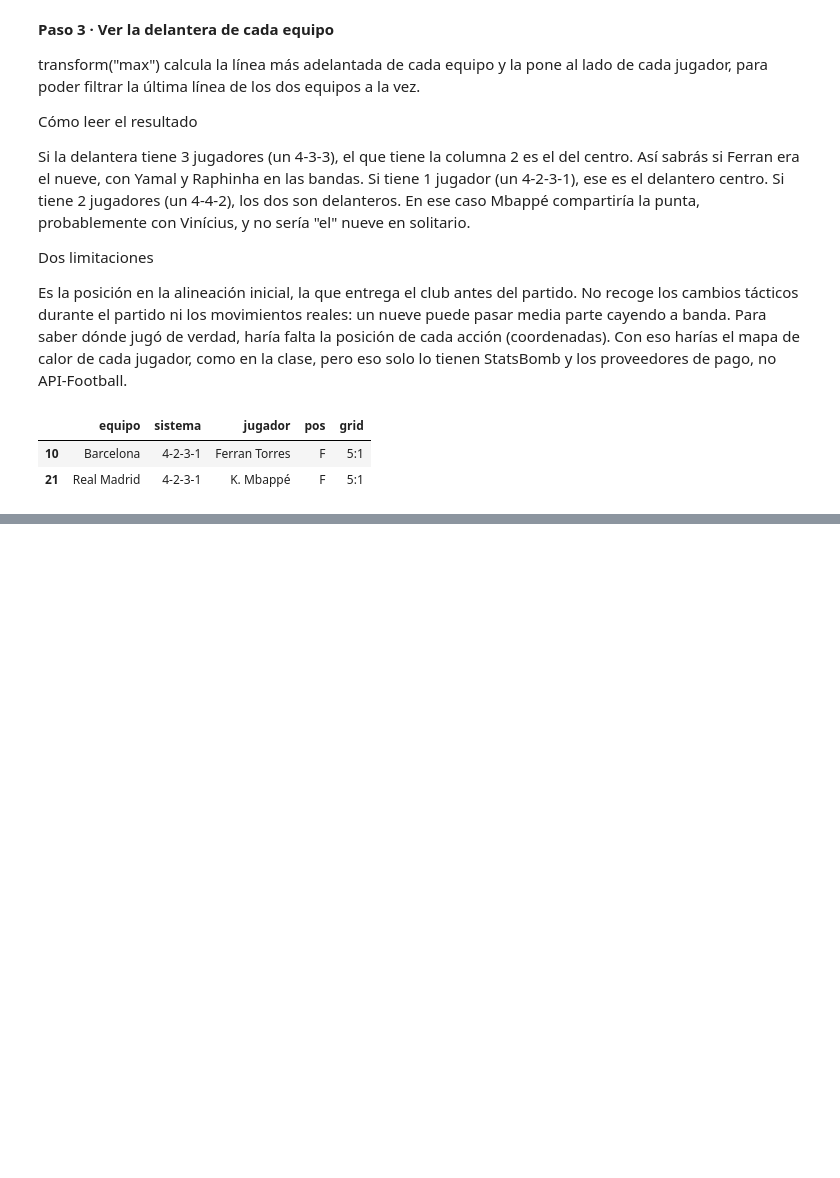
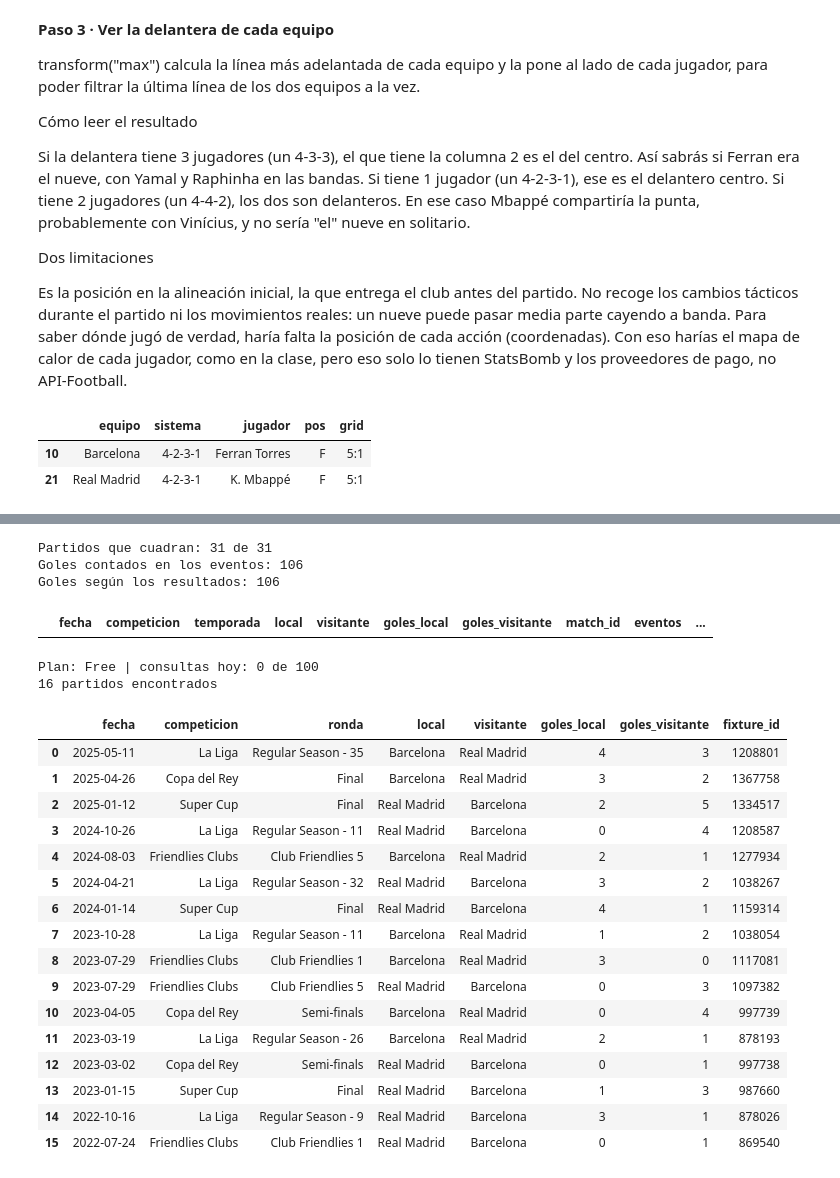
Before and after one commit to Clasico-Insights/historico-clasicos, a Jupyter notebook: Pruebas_API_football_Statsbomb_pruebas.ipynb, the cells around one changed output, grey strips where cells are left out. Saved outputs shown, nothing was run; the diff lists cells and outputs as text; code cells hidden in the pictures; blank space fills up the shorter version.

```diff
--- a/Pruebas_API_football_Statsbomb_pruebas.ipynb
+++ b/Pruebas_API_football_Statsbomb_pruebas.ipynb
@@ -433,0 +524,73 @@ titulares[titulares["linea"] == ultima][["equipo", "sistema", "jugador", "pos",
+# %%
+# Un gol es un tiro con resultado "Goal" o un evento "Own Goal For" (gol en propia, se apunta al equipo que se beneficia)
+goles = eventos[((eventos['type'] == 'Shot') & (eventos['shot_outcome'] == 'Goal'))
+                | (eventos['type'] == 'Own Goal For')]
+
+def contar(match_id, equipo):
+    return int(((goles['match_id'] == match_id) & (goles['team'] == equipo)).sum())
+
+inv['gl_eventos'] = [contar(m, e) for m, e in zip(inv['match_id'], inv['local'])]
+inv['gv_eventos'] = [contar(m, e) for m, e in zip(inv['match_id'], inv['visitante'])]
+inv['cuadra'] = (inv['gl_eventos'] == inv['goles_local']) & (inv['gv_eventos'] == inv['goles_visitante'])
+
+print('Partidos que cuadran:', inv['cuadra'].sum(), 'de', len(inv))
+print('Goles contados en los eventos:', len(goles))
+print('Goles según los resultados:', (inv['goles_local'] + inv['goles_visitante']).sum())
+inv[~inv['cuadra']]   # partidos que NO cuadran (debería salir vacío)
+# %% [output]
+Partidos que cuadran: 31 de 31
+Goles contados en los eventos: 106
+Goles según los resultados: 106
+|  | fecha | competicion | temporada | local | visitante | goles_local | goles_visitante | match_id | eventos | ... |
+# %%
+import requests, json
+from google.colab import userdata
+
+API_KEY = userdata.get('API_FOOTBALL_KEY').strip()
+URL = 'https://v3.football.api-sports.io'
+H = {'x-apisports-key': API_KEY}
+
+# 1) Estado de la cuenta
+s = requests.get(f'{URL}/status', headers=H).json()['response']
+print('Plan:', s['subscription']['plan'], '| consultas hoy:', s['requests']['current'], 'de', s['requests']['limit_day'])
+
+# 2) Barça (529) - Real Madrid (541), temporada a temporada
+CARPETA_AF = f'{BASE}/datos/api_football'
+filas = []
+for temporada in [2022, 2023, 2024]:
+    d = requests.get(f'{URL}/fixtures/headtohead', headers=H,
+                     params={'h2h': '529-541', 'season': temporada}).json()
+    with open(f'{CARPETA_AF}/h2h_{temporada}.json', 'w') as f:   # guardamos la respuesta tal cual
+        json.dump(d, f)
+    if d['errors']:
+        print(temporada, '-> ERROR:', d['errors'])
+        continue
+    for x in d['response']:
+        filas.append({'fecha': x['fixture']['date'][:10], 'competicion': x['league']['name'],
+                      'ronda': x['league']['round'], 'local': x['teams']['home']['name'],
+                      'visitante': x['teams']['away']['name'], 'goles_local': x['goals']['home'],
+                      'goles_visitante': x['goals']['away'], 'fixture_id': x['fixture']['id']})
+
+inv_af = pd.DataFrame(filas).sort_values('fecha', ascending=False).reset_index(drop=True)
+print(len(inv_af), 'partidos encontrados')
+inv_af
+# %% [output]
+Plan: Free | consultas hoy: 0 de 100
+16 partidos encontrados
+|  | fecha | competicion | ronda | local | visitante | goles_local | goles_visitante | fixture_id |
+| 0 | 2025-05-11 | La Liga | Regular Season - 35 | Barcelona | Real Madrid | 4 | 3 | 1208801 |
+| 1 | 2025-04-26 | Copa del Rey | Final | Barcelona | Real Madrid | 3 | 2 | 1367758 |
+| 2 | 2025-01-12 | Super Cup | Final | Real Madrid | Barcelona | 2 | 5 | 1334517 |
+| 3 | 2024-10-26 | La Liga | Regular Season - 11 | Real Madrid | Barcelona | 0 | 4 | 1208587 |
+| 4 | 2024-08-03 | Friendlies Clubs | Club Friendlies 5 | Barcelona | Real Madrid | 2 | 1 | 1277934 |
+| 5 | 2024-04-21 | La Liga | Regular Season - 32 | Real Madrid | Barcelona | 3 | 2 | 1038267 |
+| 6 | 2024-01-14 | Super Cup | Final | Real Madrid | Barcelona | 4 | 1 | 1159314 |
+| 7 | 2023-10-28 | La Liga | Regular Season - 11 | Barcelona | Real Madrid | 1 | 2 | 1038054 |
+| 8 | 2023-07-29 | Friendlies Clubs | Club Friendlies 1 | Barcelona | Real Madrid | 3 | 0 | 1117081 |
+| 9 | 2023-07-29 | Friendlies Clubs | Club Friendlies 5 | Real Madrid | Barcelona | 0 | 3 | 1097382 |
+| 10 | 2023-04-05 | Copa del Rey | Semi-finals | Barcelona | Real Madrid | 0 | 4 | 997739 |
+| 11 | 2023-03-19 | La Liga | Regular Season - 26 | Barcelona | Real Madrid | 2 | 1 | 878193 |
+| 12 | 2023-03-02 | Copa del Rey | Semi-finals | Real Madrid | Barcelona | 0 | 1 | 997738 |
+| 13 | 2023-01-15 | Super Cup | Final | Real Madrid | Barcelona | 1 | 3 | 987660 |
+| 14 | 2022-10-16 | La Liga | Regular Season - 9 | Real Madrid | Barcelona | 3 | 1 | 878026 |
+| 15 | 2022-07-24 | Friendlies Clubs | Club Friendlies 1 | Real Madrid | Barcelona | 0 | 1 | 869540 |
```
Also changed, not shown: parts of 8 cells of this notebook.
